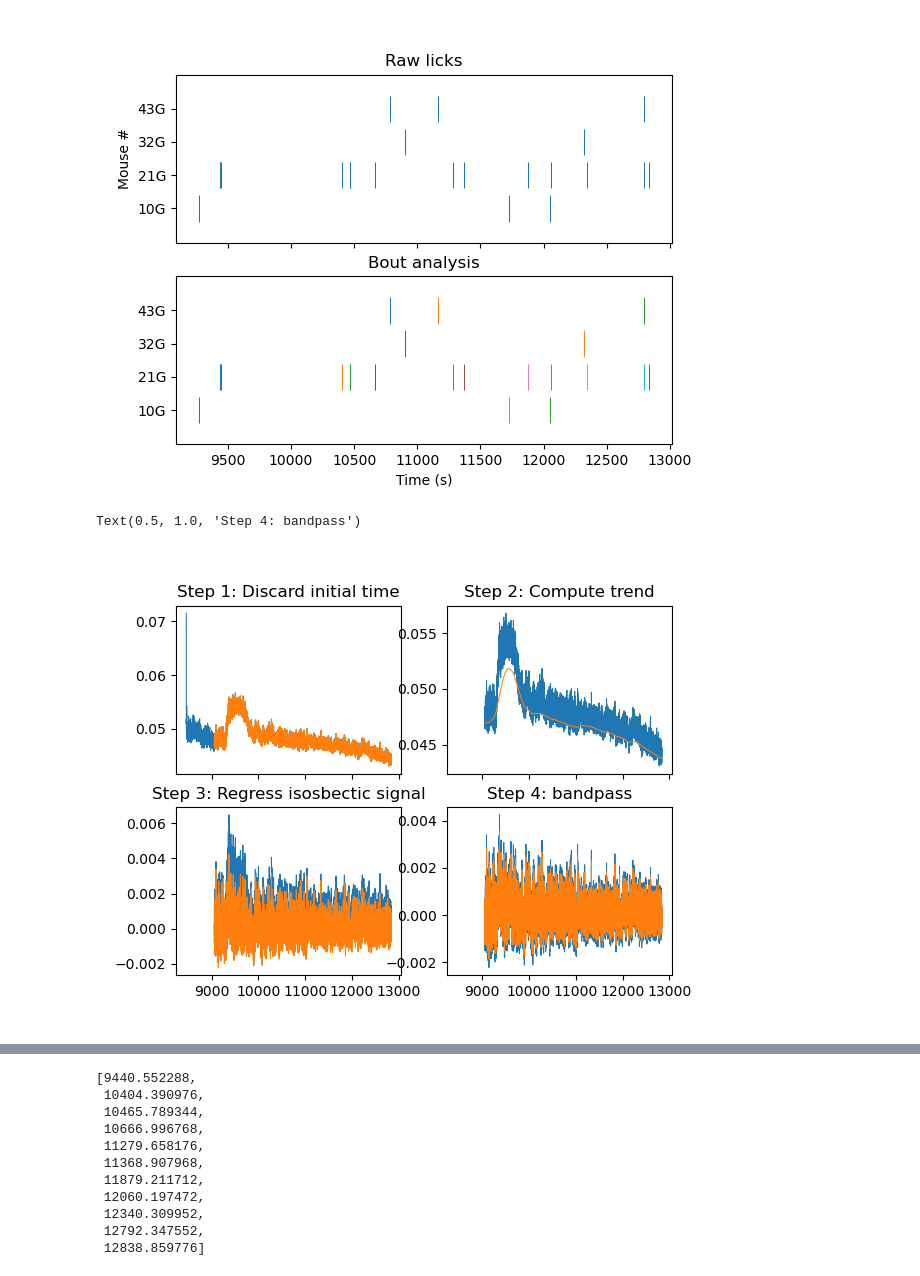
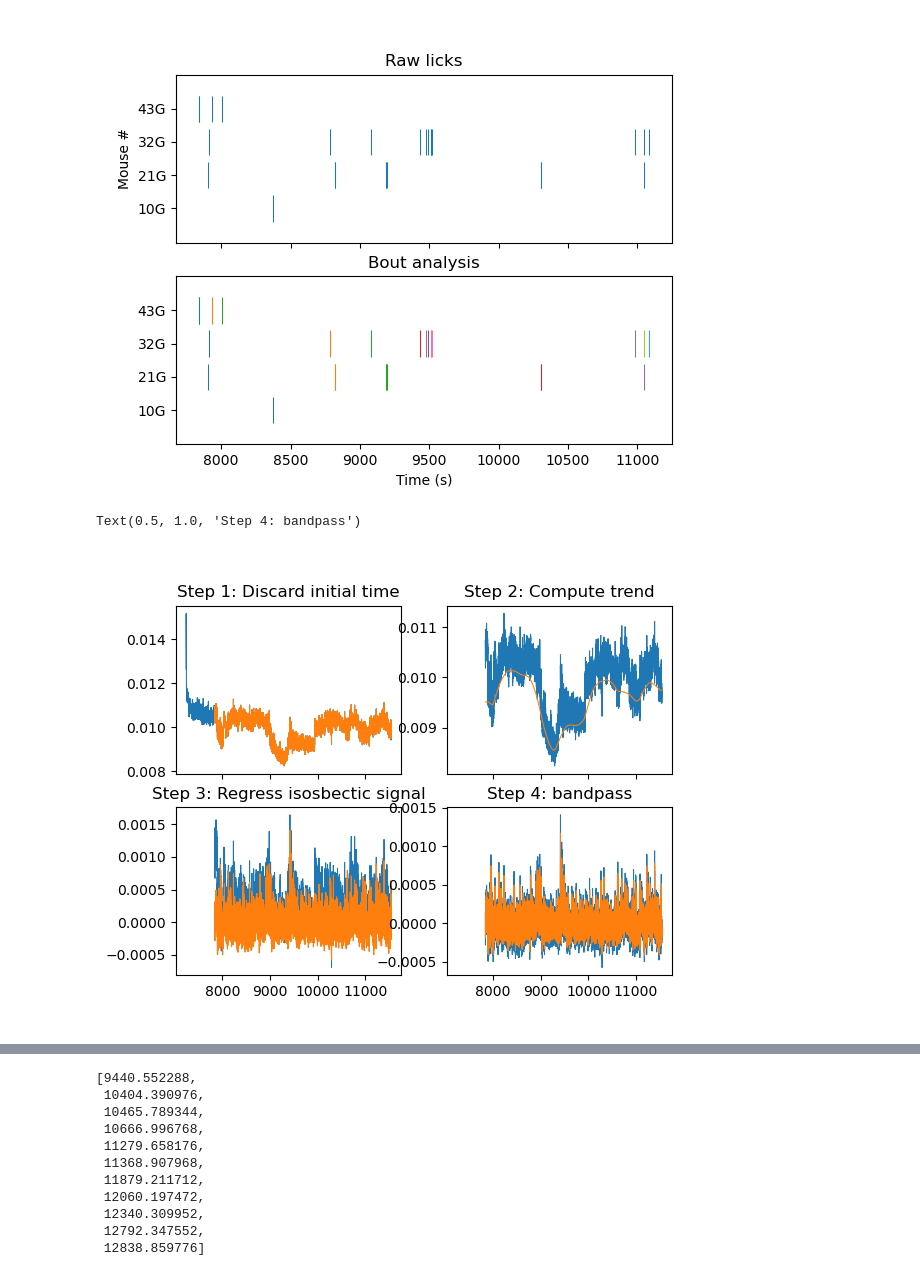
Before and after one commit to praneethnamburi/Photometry_and_Licks_BeyelerLab, a Jupyter notebook: notebooks/lick_analysis.ipynb, the cells around one changed output, grey strips where cells are left out. Saved outputs shown, nothing was run; the diff lists cells and outputs as text; code cells hidden in the pictures.

```diff
--- a/notebooks/lick_analysis.ipynb
+++ b/notebooks/lick_analysis.ipynb
@@ -1,52 +1,57 @@
 # %%
 import numpy as np
 import matplotlib.pyplot as plt
+import dill
+from pathlib import Path
 
+import pntools as pn
 from pntools import sampled
 import beyelerlab as ab
 
 %matplotlib widget
 
-# fdir = r'C:\data\Photometry\PhotoM groupe 1'
-# fdir = r'C:\data\Photometry\Compulsive1G1'
-# fdir = r'C:\data\Photometry\BingeB1'
-# fdir = r'C:\data\Photometry\2F'
-fdir = r'C:\data\Photometry\2M'
+# fdir = r'C:\Dropbox (MIT)\Photometry\PhotoM groupe 1'
+# fdir = r'C:\Dropbox (MIT)\Photometry\Compulsive1G1'
+# fdir = r'C:\Dropbox (MIT)\Photometry\BingeB1'
+fdir = r'C:\Dropbox (MIT)\Photometry\2F'
+# fdir = r'C:\Dropbox (MIT)\Photometry\2M'
+
+fdir_group = r'C:\Dropbox (MIT)\Photometry\_group1' # Folder to save this mouse's data
 
 default_params = {
     'file_types'        : ('lick_times', 'isos', 'GCaMP'), # add RCaMP (or similar) at the end if you have that
     'use_names_from'    : 'GCaMP', # source file for using mouse names
     'col_selector'      : 'Mouse', # I manually renamed your isos file to be consistent with columns in the GCaMP file
     'mouse_col_offset'  : 11,
     'bout_th'           : 10, # s
     'target_sr'         : 30, # Hz
     'discard_initial_s' : 600, # seconds
     'detrend_lambda'    : 1e6,
     'f_bandpass'        : (0.2, 6),
 }
-mouse_id = 'Mouse21G'
+mouse_id = 'Mouse32G'
 
 
 d = ab.Dataset(fdir, **default_params)
 p = d.params
 
 _, ax = plt.subplots(2, 1, sharex=True, sharey=True)
 ax[0].eventplot([x() for x in d.lick_times.values()], linelengths=0.8)
 ax[0].set_ylabel('Mouse #')
 ax[0].set_title('Raw licks')
 
 for m_count, this_licktimes in enumerate(d.lick_times.values()):
     bout_classes = this_licktimes.bout_classes()
     for bout_class in np.unique(bout_classes):
         ax[1].eventplot(np.asarray(this_licktimes())[bout_classes == bout_class], color=f'C{bout_class-1}', lineoffsets=m_count, linelengths=0.8)
 ax[1].set_xlabel('Time (s)')
 ax[1].set_title('Bout analysis')
 
 for this_ax in ax:
     this_ax.set_yticks((0, 1, 2, 3))
     this_ax.set_yticklabels([x.removeprefix('Mouse') for x in d.mouse_names])
 # %% [output]
-[figure, old version]
+[figure, new version]
 # %%
 m = d(mouse_id).GCaMP
 m_ref = d(mouse_id).isos[m._t0 + p.discard_initial_s:].detrend_airPLS(p.detrend_lambda)
@@ -72,7 +77,7 @@ ax[1, 1].plot(*m[m._t0 + p.discard_initial_s:].detrend_airPLS(p.detrend_lambda).
 ax[1, 1].set_title('Step 4: bandpass')
 # %% [output]
 Text(0.5, 1.0, 'Step 4: bandpass')
-[figure, old version]
+[figure, new version]
 # %%
 m_lickstart = d(mouse_id).lick_times
 events = tuple(m_lickstart.bout_start())
```
Also changed, not shown: parts of 4 cells of this notebook.
